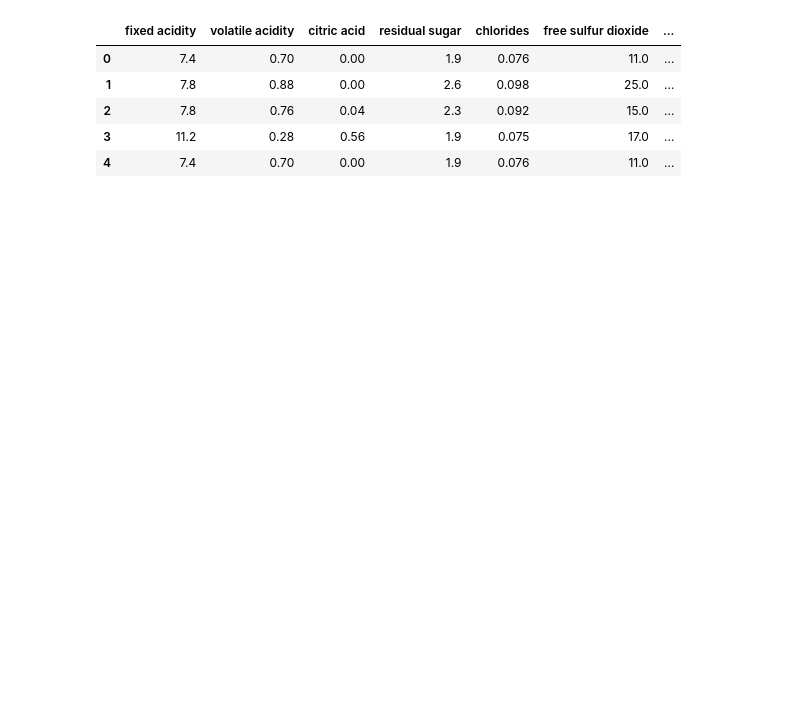
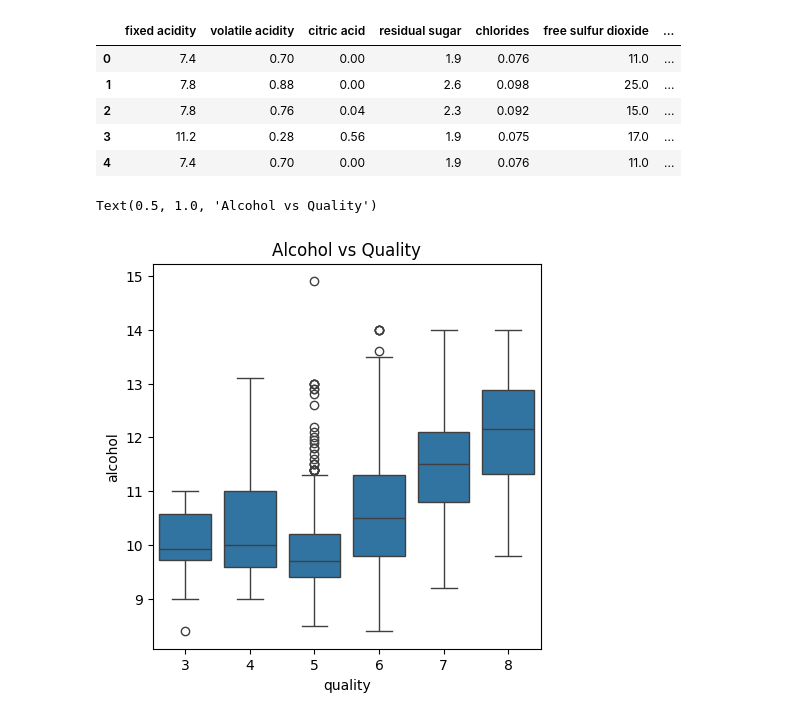
Before and after one commit to apark47/Red-Wine-Quality, a Jupyter notebook: main.ipynb, the cells around one changed output. Saved outputs shown, nothing was run; the diff lists cells and outputs as text; code cells hidden in the pictures; blank space fills up the shorter version.

```diff
--- a/main.ipynb
+++ b/main.ipynb
@@ -51,3 +51,11 @@ df.head()
 | 2 | 7.8 | 0.76 | 0.04 | 2.3 | 0.092 | 15.0 | ... |
 | 3 | 11.2 | 0.28 | 0.56 | 1.9 | 0.075 | 17.0 | ... |
 | 4 | 7.4 | 0.70 | 0.00 | 1.9 | 0.076 | 11.0 | ... |
+# %%
+# Creates a boxplot of Alcohol vs Qualty
+fig = plt.figure(figsize=(5,5))
+var = 'alcohol'
+sns.boxplot(y=var, x='quality', data=df).set_title("Alcohol vs Quality")
+# %% [output]
+Text(0.5, 1.0, 'Alcohol vs Quality')
+[figure, added]
```
Also changed, not shown: parts of 7 cells of this notebook.
